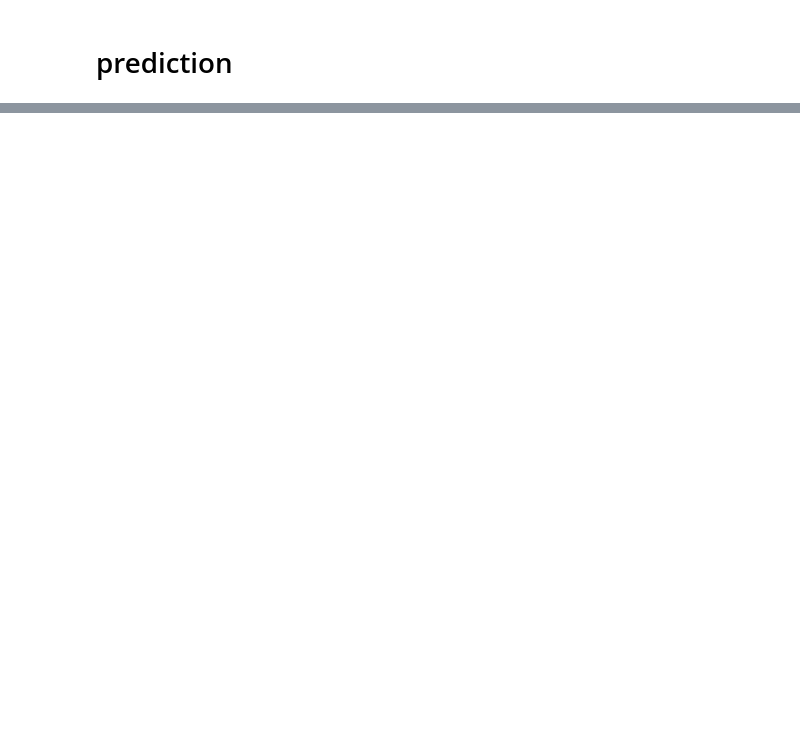
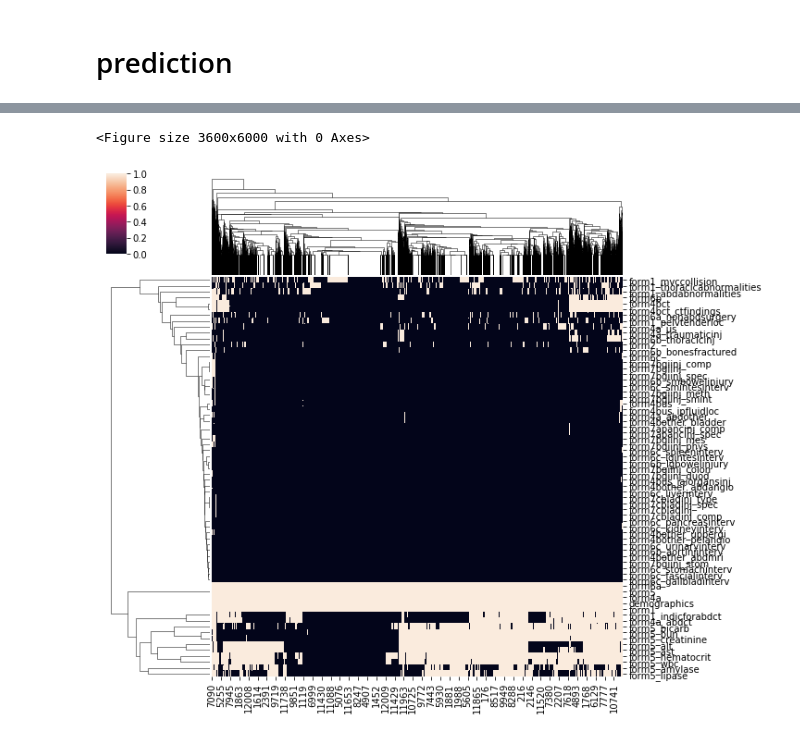
Before and after one commit to csinva/iai-clinical-decision-rule, a Jupyter notebook: eda.ipynb, the cells around one changed output, grey strips where cells are left out. Cells and saved outputs as stored; diff of their text form; code cells hidden in the pictures; blank space fills up the shorter version.

```diff
--- a/eda.ipynb
+++ b/eda.ipynb
@@ -93,0 +87,34 @@ plot_tree(m)
+# %%
+ddir = 'iaip_data/Datasets'
+fnames = sorted([fname for fname in os.listdir(ddir)
+                 if 'csv' in fname
+                 and not 'formats' in fname])
+# demographics = pd.read_csv('iaip_data/Datasets/demographics.csv')
+# print(fnames)
+# %%
+r = {}
+for fname in tqdm(fnames):
+    df = pd.read_csv(oj(ddir, fname), engine='python')
+    df.rename(columns={'SubjectID': 'id'}, inplace=True)
+    df.rename(columns={'subjectid': 'id'}, inplace=True)
+    assert('id' in df.keys())
+    r[fname] = df
+# %%
+num_patients = np.unique(r[fnames[0]]['id'].values).size
+missing_arr = np.zeros((len(fnames), num_patients + 1), dtype=np.bool)
+
+for i, fname in enumerate(fnames):
+    df = r[fname]
+    ids = np.unique(df.id.values)
+#     print(np.min(ids), np.max(ids))
+    missing_arr[i, ids] = 1
+# %%
+# plt.imshow(not_missing)
+plt.figure(figsize=(12, 20), dpi=300)
+sns.clustermap(missing_arr, yticklabels=[fname[:-4] for fname in fnames])
+# plt.tight_layout()
+plt.savefig('missing.png')
+plt.show()
+# %% [output]
+<Figure size 3600x6000 with 0 Axes>
+[figure, added]
```
Also changed, not shown: parts of 16 cells of this notebook, 3 other files.
